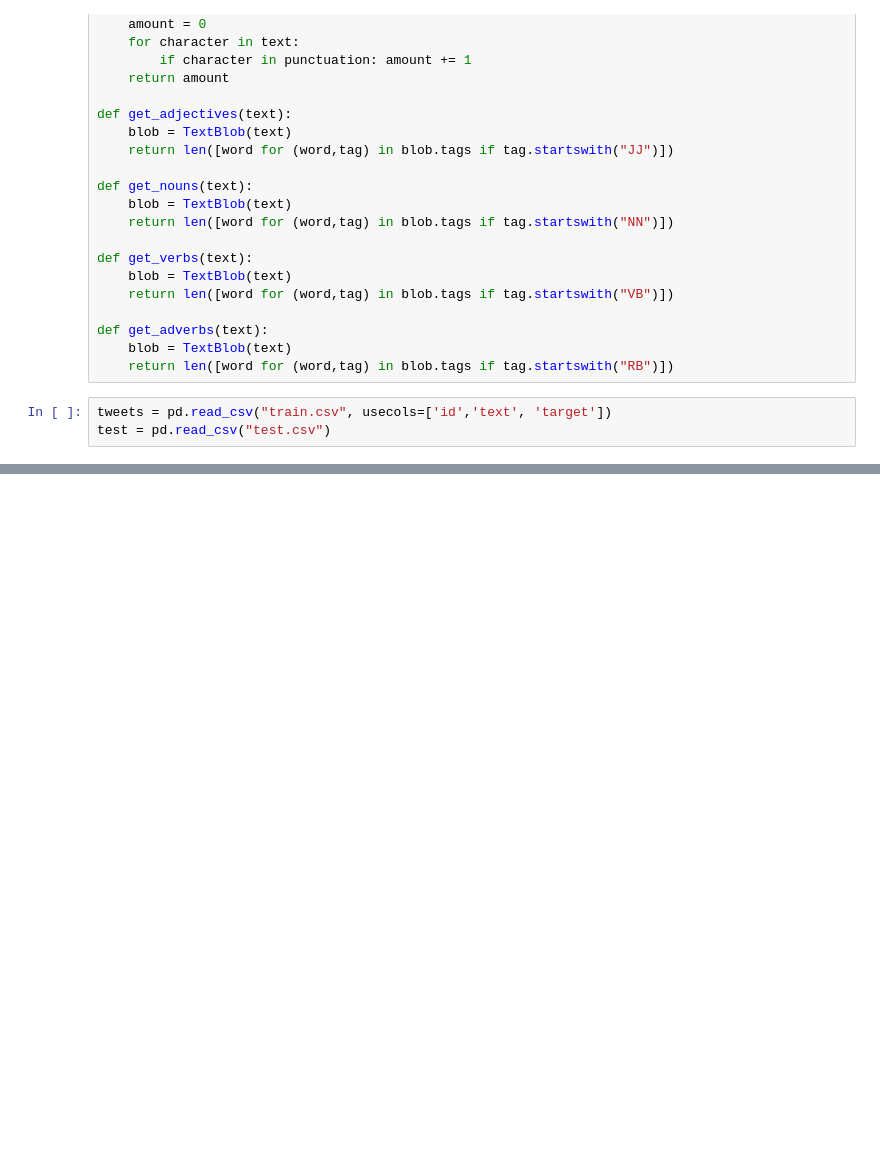
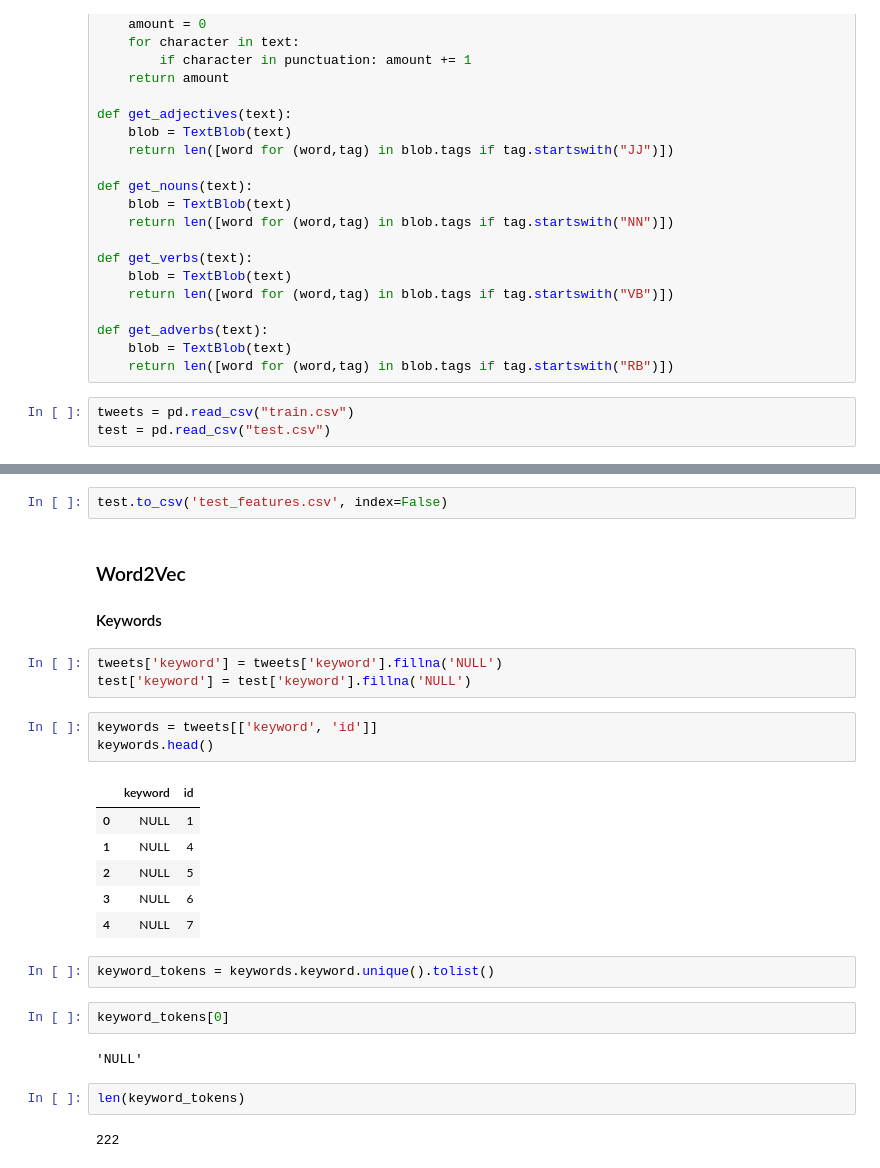
Before and after one commit to milemarchese/OrganizacionDeDatos, a Jupyter notebook: TP2/FeatureEngineering.ipynb, the cells around one changed output, grey strips where cells are left out. Cells and saved outputs as stored; diff of their text form; blank space fills up the shorter version.

```diff
--- a/TP2/FeatureEngineering.ipynb
+++ b/TP2/FeatureEngineering.ipynb
@@ -87,7 +86,7 @@ def get_adverbs(text):
     blob = TextBlob(text)
     return len([word for (word,tag) in blob.tags if tag.startswith("RB")])
 # %%
-tweets = pd.read_csv("train.csv", usecols=['id','text', 'target'])
+tweets = pd.read_csv("train.csv")
 test = pd.read_csv("test.csv")
 # %%
 tweets.drop_duplicates(subset = 'text', keep = False, inplace = True)
@@ -173,0 +187,29 @@ test.head()
+# %%
+test.to_csv('test_features.csv', index=False)
+# %% [markdown]
+### Word2Vec
+
+#### Keywords
+# %%
+tweets['keyword'] = tweets['keyword'].fillna('NULL')
+test['keyword'] = test['keyword'].fillna('NULL')
+# %%
+keywords = tweets[['keyword', 'id']]
+keywords.head()
+# %% [output]
+|  | keyword | id |
+| 0 | NULL | 1 |
+| 1 | NULL | 4 |
+| 2 | NULL | 5 |
+| 3 | NULL | 6 |
+| 4 | NULL | 7 |
+# %%
+keyword_tokens = keywords.keyword.unique().tolist()
+# %%
+keyword_tokens[0]
+# %% [output]
+'NULL'
+# %%
+len(keyword_tokens)
+# %% [output]
+222
```
Also changed, not shown: parts of 18 cells of this notebook.
